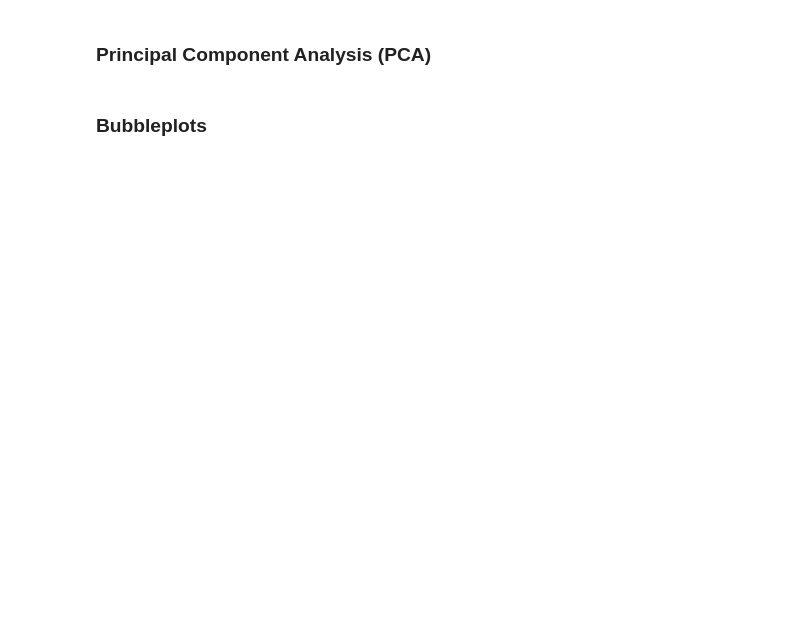
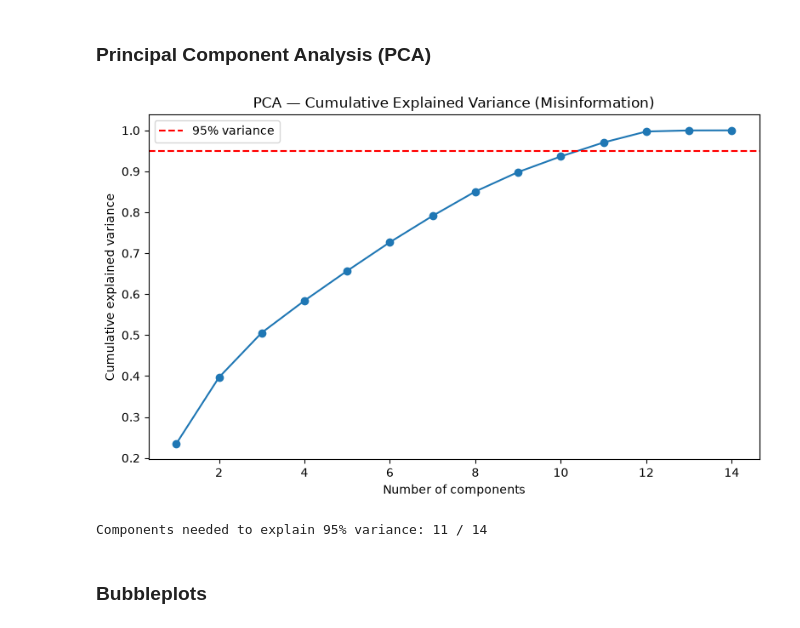
Before and after one commit to stefaniekenyon/bu-dx699-homework-09, a Jupyter notebook: OMDS-ModB2-Week9-Kenyon-Stefanie.ipynb, the cells around one changed output. Drawn from its saved outputs; the diff is of its cells as text; code cells hidden in the pictures; blank space fills up the shorter version.

```diff
--- a/OMDS-ModB2-Week9-Kenyon-Stefanie.ipynb
+++ b/OMDS-ModB2-Week9-Kenyon-Stefanie.ipynb
@@ -514,4 +674,35 @@ Compare `r2_score` / thresholded accuracy from the linear model against the logi
 # %% [markdown]
 ### Principal Component Analysis (PCA)
+# %%
+# Principal Component Analysis
+
+X = misinformation_df.drop(columns=['label'])
+y = misinformation_df['label']
+
+scaler = StandardScaler()
+X_scaled = scaler.fit_transform(X)
+
+pca = PCA()
+pca.fit(X_scaled)
+
+explained = pca.explained_variance_ratio_
+cumulative = np.cumsum(explained)
+
+fig, ax = plt.subplots(figsize=(8, 5))
+ax.plot(range(1, len(cumulative) + 1), cumulative, marker='o')
+ax.axhline(0.95, color='red', linestyle='--', label='95% variance')
+ax.set_xlabel('Number of components')
+ax.set_ylabel('Cumulative explained variance')
+ax.set_title('PCA — Cumulative Explained Variance (Misinformation)')
+ax.legend()
+plt.tight_layout()
+plt.savefig("misinformation_pca_explained_variance.png", dpi=150)
+plt.show()
+
+n_components_95 = int(np.argmax(cumulative >= 0.95) + 1)
+print(f"Components needed to explain 95% variance: {n_components_95} / {X.shape[1]}")
+# %% [output]
+[figure, added]
+Components needed to explain 95% variance: 11 / 14
 # %% [markdown]
 ### Bubbleplots
```
Also changed, not shown: parts of 41 cells of this notebook, 10 other files.
